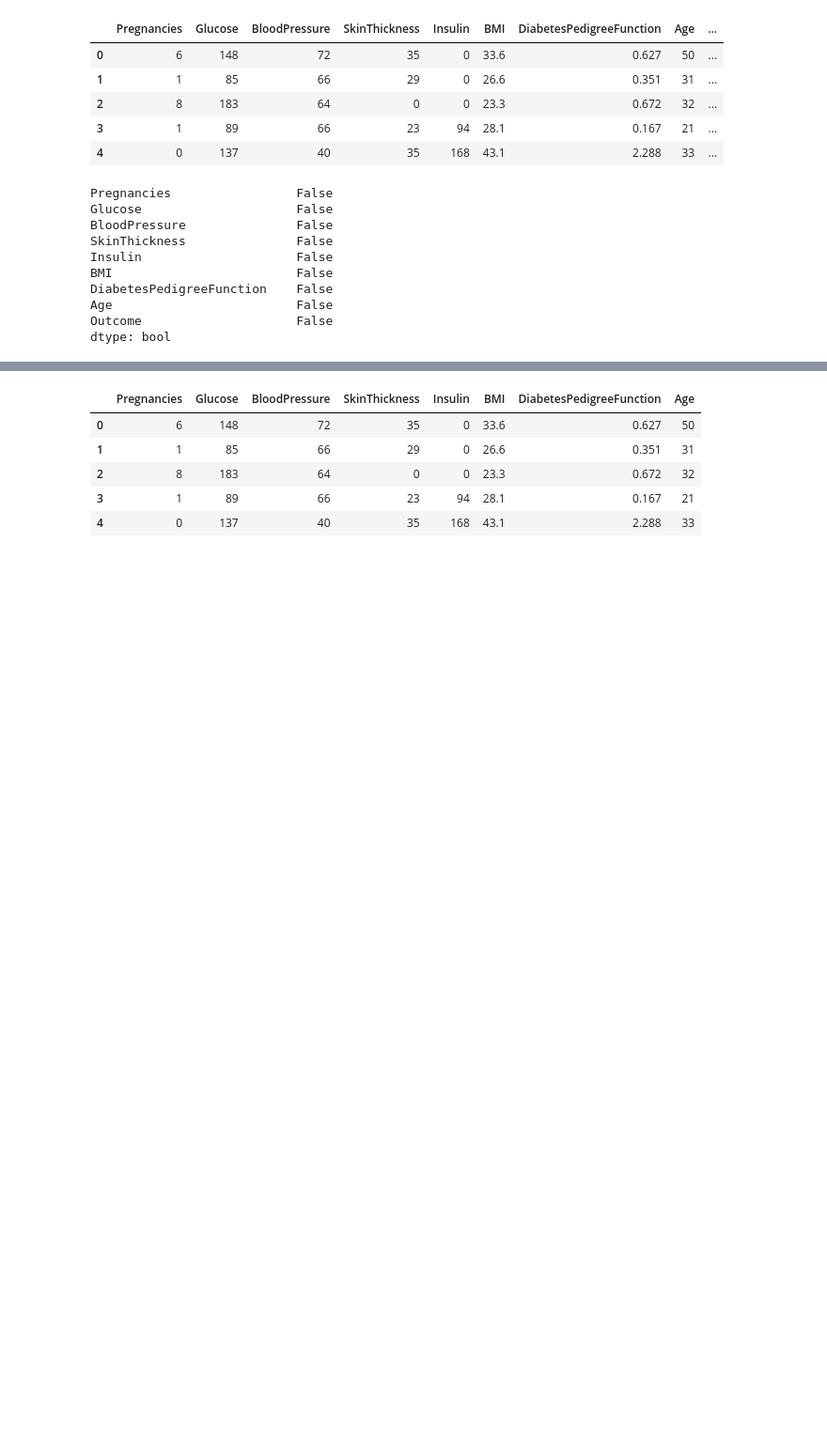
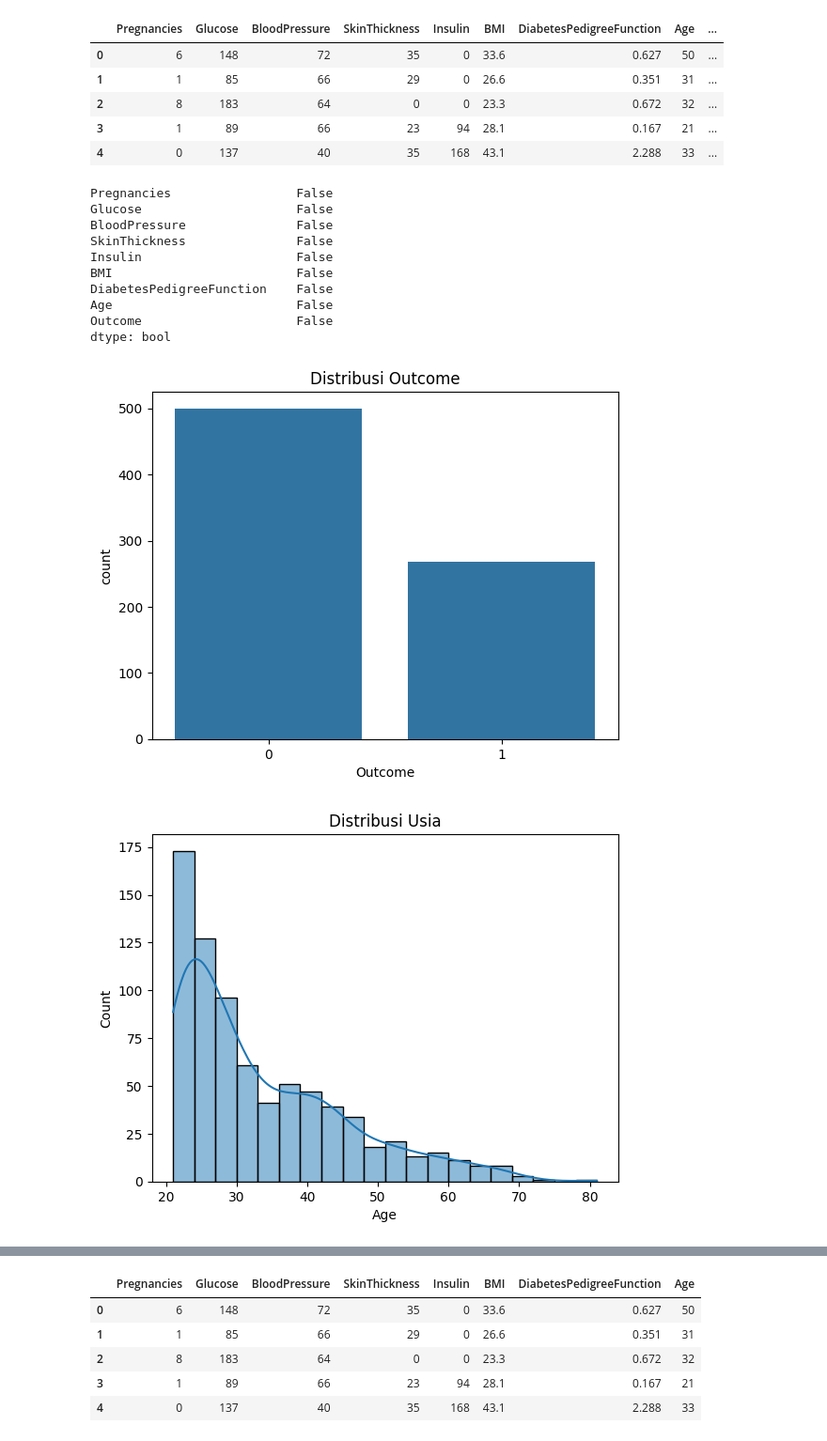
Before and after one commit to gremlin20/tubesanalisis, a Jupyter notebook: TubesANalisis.ipynb, the cells around one changed output, grey strips where cells are left out. Shown: that part at 94% size. Cells and saved outputs as stored; diff of their text form; code cells hidden in the pictures; blank space fills up the shorter version.

```diff
--- a/TubesANalisis.ipynb
+++ b/TubesANalisis.ipynb
@@ -24,3 +26,21 @@ DiabetesPedigreeFunction    False
 Age                         False
 Outcome                     False
 dtype: bool
+# %%
+sns.countplot(x='Outcome', data=df)
+plt.title('Distribusi Outcome')
+plt.show()
+
+# Visualisasi distribusi variabel Age
+sns.histplot(df['Age'], bins=20, kde=True)
+plt.title('Distribusi Usia')
+plt.show()
+
+# Korelasi antar variabel
+correlation_matrix = df.corr()
+sns.heatmap(correlation_matrix, annot=True, cmap='coolwarm', linewidths=.5)
+plt.title('Matrix Korelasi')
+plt.show()
+# %% [output]
+[figure, added]
+[figure, added]
```
Also changed, not shown: parts of 8 cells of this notebook.
